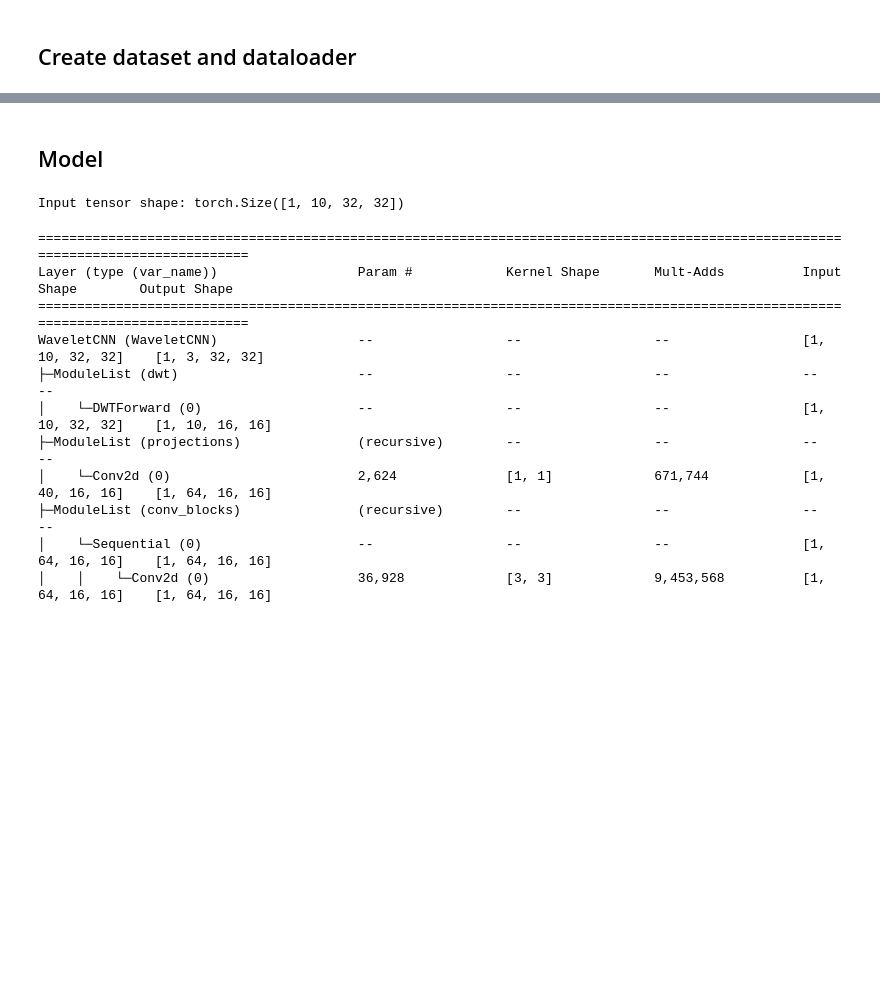
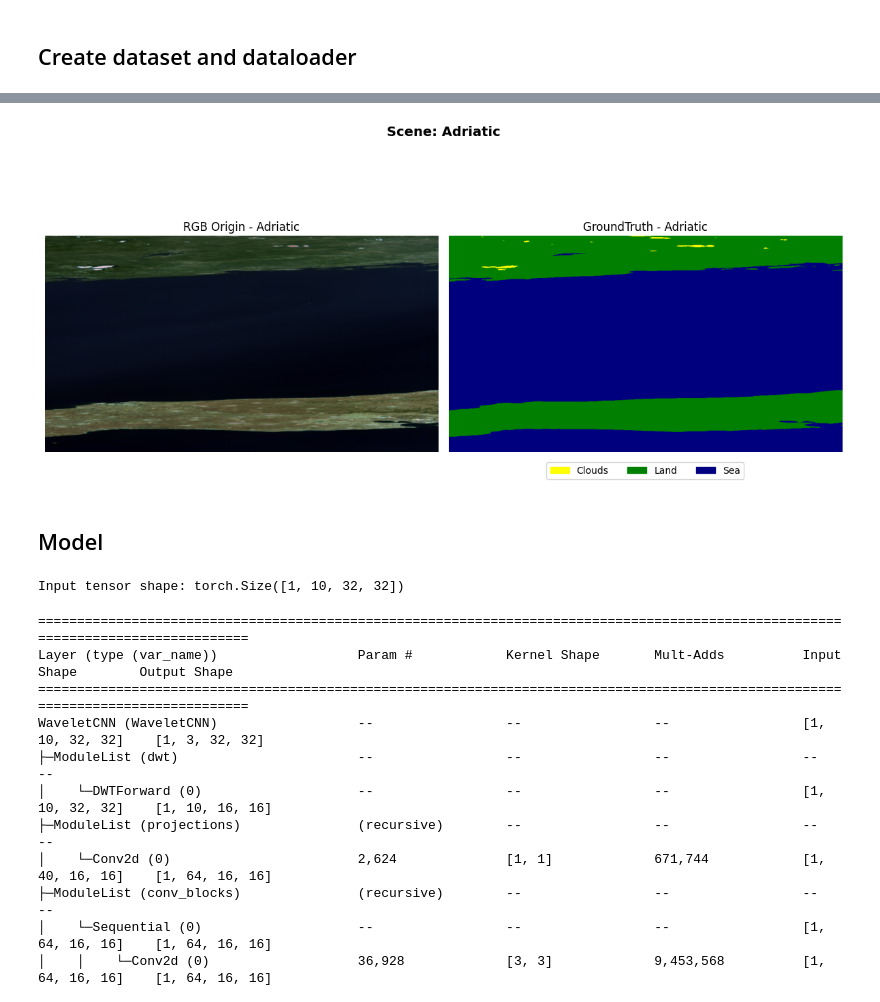
Before and after one commit to philipcmd/WaveSeg, a Jupyter notebook: SLC_Validation.ipynb, the cells around one changed output, grey strips where cells are left out. Drawn from its saved outputs; the diff is of its cells as text; code cells hidden in the pictures; blank space fills up the shorter version.

```diff
--- a/SLC_Validation.ipynb
+++ b/SLC_Validation.ipynb
@@ -747,14 +649,0 @@ Validation label patches shape: (7236, 32, 32)
-# %%
-# Convert patches to PyTorch datasets
-train_data = PatchSet(train_patches, train_label_patches)
-val_data = PatchSet(val_patches, val_label_patches)
-
-# DataLoaders for training and validation
-train_loader = DataLoader(train_data, batch_size=BATCH_SIZE, shuffle=True)
-val_loader = DataLoader(val_data, batch_size=BATCH_SIZE, shuffle=True)
-
-# Check a batch
-for patches, labels in train_loader:
-    print("Patch batch shape:", patches.shape)  # (BATCH_SIZE, C, 32, 32)
-    print("Label batch shape:", labels.shape)  # (BATCH_SIZE, 32, 32)
-    break
@@ -806,3 +687,71 @@ NUM_CLASS = 3
+# %%
+c1 = int(0)
+#c1 = int(input("Select capture: "))
+if data_file == 'l1a':
+    hyperspectral_data = l1a_files[c1]
+elif data_file == 'l1b':
+    hyperspectral_data = l1b_files[c1]
+elif data_file == 'l1d':
+    hyperspectral_data = l1d_files[c1]
+label = labels[c1]
+scene_name = radiance_data_files[c1].split("_")[0]
+
+
+
+# class_names = { 1: "Snow", 2: "Land", 3: "Clouds", 4: "Sea"}
+# color_map = {
+#     1: (1, 1, 1),        # Snow (white)
+#     2: (0, 0.5, 0),      # Land (dark green)
+#     3: (1, 1, 0),        # Clouds (yellow)
+#     4: (0, 0, 0.5)       # Sea (dark blue)
+# }
+
+# Define class names and custom colormap
+class_names = {1: "Clouds", 2: "Land", 3: "Sea"}
+color_map = {
+    1: (1, 1, 0),   # Clouds (yellow)
+    2: (0, 0.5, 0), # Land (dark green)
+    3: (0, 0, 0.5)  # Sea (dark blue)
+}
+
+# Convert color map dictionary into a ListedColormap
+custom_cmap = mcolors.ListedColormap([color_map[i] for i in sorted(color_map.keys())])
+
+# Create subplots (only 2 now)
+fig, axes = plt.subplots(1, 2, figsize=(12, 6))
+
+# Generate RGB image using specified bands
+rgb_data = spectral.get_rgb(hyperspectral_data, (69, 46, 26))
+
+# Plot the original RGB image
+axes[0].imshow(rgb_data)
+axes[0].set_title(f'RGB Origin - {scene_name.capitalize()}')
+axes[0].axis('off')
+
+# Plot the ground truth labels with the custom colormap
+im = axes[1].imshow(label, cmap=custom_cmap)
+axes[1].set_title(f'GroundTruth - {scene_name.capitalize()}')
+axes[1].axis('off')
+
+# Extract unique labels present in the current label image
+unique_labels = np.unique(label)
+
+# Create legend with corresponding colors
+patches = [
+    mpatches.Patch(color=color_map[label_val], label=class_names.get(label_val, f"Class {label_val}"))
+    for label_val in unique_labels
+]
+
+# Add legend below GroundTruth
+axes[1].legend(handles=patches, loc='lower center', bbox_to_anchor=(0.5, -0.15), ncol=3, fontsize=10)
+
+# Set the scene name in the title
+plt.suptitle(f'Scene: {scene_name.capitalize()}', fontsize=14, fontweight='bold')
+
+plt.tight_layout(rect=[0, 0, 1, 0.95])  # Adjust layout to fit suptitle
+plt.show()
+# %% [output]
+[figure, added]
 # %% [markdown]
 ## Model
 # %%
```
Also changed, not shown: parts of 25 cells of this notebook.
